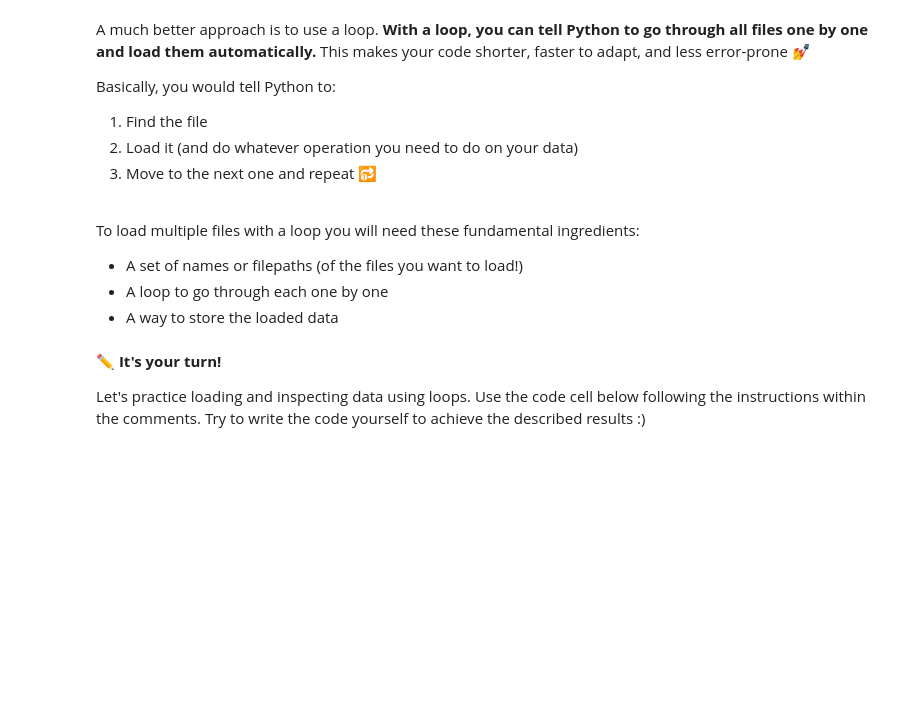
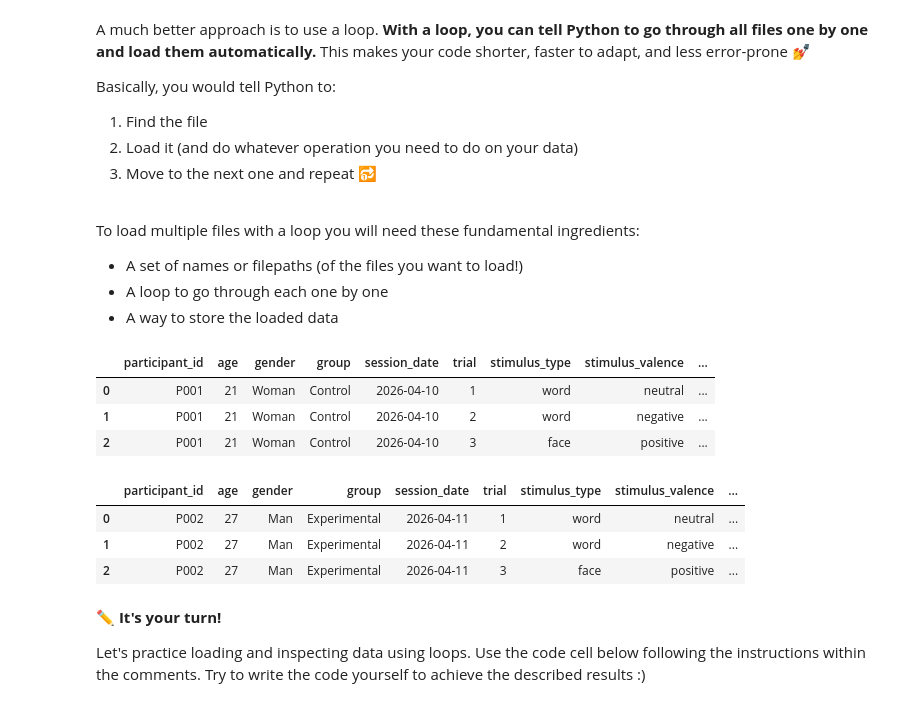
Before and after one commit to shecodespsy/SheCodesPsy-2026, a Jupyter notebook: S1-intro-to-python/intro_to_python.ipynb, the cells around one changed output. Saved outputs shown, nothing was run; the diff lists cells and outputs as text; code cells hidden in the pictures; blank space fills up the shorter version.

```diff
--- a/S1-intro-to-python/intro_to_python.ipynb
+++ b/S1-intro-to-python/intro_to_python.ipynb
@@ -1862,33 +2104,43 @@ To load multiple files with a loop you will need these fundamental ingredients:
 # %%
 import pandas as pd
 import os
 
-os.chdir("/content/Workshop_Examples/Loading/Several_participants") # Move to the folder containing the participants' files
+os.chdir("/content/SheCodesPsy-2026/Workshop_Examples/Loading/EXAMPLE_2") # Move to the folder containing the participants' files
 
 # Set the filenames
 file_names = [
     "p001_attention_task.csv",
     "p002_attention_task.csv",
     "p003_attention_task.csv"
 ]
 
 # OPTION 1: store in a list
 all_participants = [] # Create an empty list where you can store each loaded dataset
 
 for file in file_names:                       # Go through each filename one at a time
     participant_data = pd.read_csv(file)      # Store the loaded data
     all_participants.append(participant_data) # Aggregate the datasets
 
 all_participants[0].head(3) # Inspect the data of p001
+# %% [output]
+|  | participant_id | age | gender | group | session_date | trial | stimulus_type | stimulus_valence | ... |
+| 0 | P001 | 21 | Woman | Control | 2026-04-10 | 1 | word | neutral | ... |
+| 1 | P001 | 21 | Woman | Control | 2026-04-10 | 2 | word | negative | ... |
+| 2 | P001 | 21 | Woman | Control | 2026-04-10 | 3 | face | positive | ... |
 # %%
 # OPTION 2: store in a dictionary
-all_participants = {} # Create an ampty dictionary
+all_participants_dic = {} # Create an ampty dictionary
 
 for file in file_names:
     participant_data = pd.read_csv(file)
-    all_participants[file] = participant_data
+    all_participants_dic[file] = participant_data
 
-all_participants["p002_attention_task.csv"].head(3) # Inspect the first rows of p002
+all_participants_dic["p002_attention_task.csv"].head(3) # Inspect the first rows of p002
+# %% [output]
+|  | participant_id | age | gender | group | session_date | trial | stimulus_type | stimulus_valence | ... |
+| 0 | P002 | 27 | Man | Experimental | 2026-04-11 | 1 | word | neutral | ... |
+| 1 | P002 | 27 | Man | Experimental | 2026-04-11 | 2 | word | negative | ... |
+| 2 | P002 | 27 | Man | Experimental | 2026-04-11 | 3 | face | positive | ... |
 # %% [markdown]
 ✏️ **It's your turn!**
 
```
Also changed, not shown: parts of 78 cells of this notebook.
